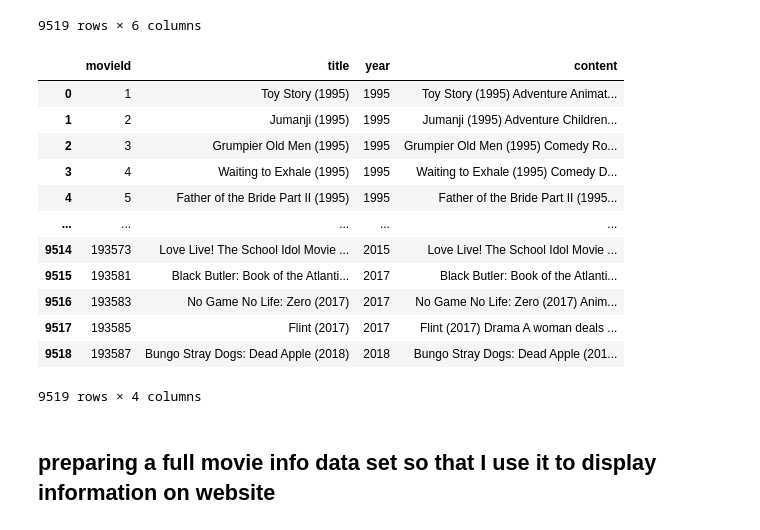
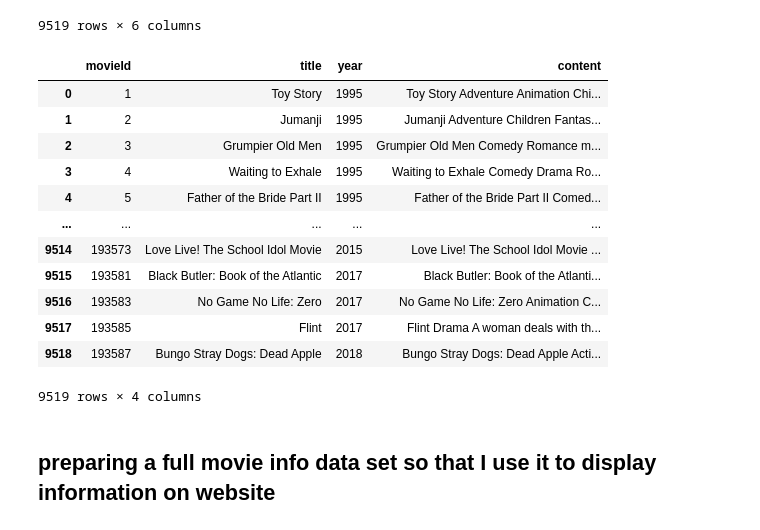
Before and after one commit to saadaliasghar1045-ops/Movie_recommender-Hybrid-, a Jupyter notebook: src/notebooks/data_preprocessing.ipynb, the cells around one changed output. Saved outputs shown, nothing was run; the diff lists cells and outputs as text; code cells hidden in the pictures.

```diff
--- a/src/notebooks/data_preprocessing.ipynb
+++ b/src/notebooks/data_preprocessing.ipynb
@@ -179,6 +179,12 @@ content_filt_df
 | 9517 | 193585 | Flint (2017) | Drama | 2017 |  | A woman deals with the toxic wate... |
 | 9518 | 193587 | Bungo Stray Dogs: Dead Apple (2018) | Action Animation | 2018 |  | A large scale catastrophe is occu... |
 9519 rows × 6 columns
+# %%
+content_filt_df["title"] = content_filt_df["title"].str.replace(
+    r"\s*\(\d{4}\)$",
+    "",
+    regex=True
+)
 # %%
 content_filt_df['content'] = (
     content_filt_df['title']+" "
@@ -187,21 +193,23 @@ content_filt_df['content'] = (
     + content_filt_df['overview']
 ).str.strip()
 # %%
-content_filt_df.drop(columns=['genres','tags','overview'])
+content_filt_df.drop(columns=['genres','tags','overview'],inplace=True)
-# %% [output]
-|  | movieId | title | year | content |
-| 0 | 1 | Toy Story (1995) | 1995 | Toy Story (1995) Adventure Animat... |
-| 1 | 2 | Jumanji (1995) | 1995 | Jumanji (1995) Adventure Children... |
-| 2 | 3 | Grumpier Old Men (1995) | 1995 | Grumpier Old Men (1995) Comedy Ro... |
-| 3 | 4 | Waiting to Exhale (1995) | 1995 | Waiting to Exhale (1995) Comedy D... |
-| 4 | 5 | Father of the Bride Part II (1995) | 1995 | Father of the Bride Part II (1995... |
-| ... | ... | ... | ... | ... |
-| 9514 | 193573 | Love Live! The School Idol Movie ... | 2015 | Love Live! The School Idol Movie ... |
-| 9515 | 193581 | Black Butler: Book of the Atlanti... | 2017 | Black Butler: Book of the Atlanti... |
-| 9516 | 193583 | No Game No Life: Zero (2017) | 2017 | No Game No Life: Zero (2017) Anim... |
-| 9517 | 193585 | Flint (2017) | 2017 | Flint (2017) Drama A woman deals ... |
-| 9518 | 193587 | Bungo Stray Dogs: Dead Apple (2018) | 2018 | Bungo Stray Dogs: Dead Apple (201... |
-9519 rows × 4 columns
+# %%
+content_filt_df
+# %% [output]
+|  | movieId | title | year | content |
+| 0 | 1 | Toy Story | 1995 | Toy Story Adventure Animation Chi... |
+| 1 | 2 | Jumanji | 1995 | Jumanji Adventure Children Fantas... |
+| 2 | 3 | Grumpier Old Men | 1995 | Grumpier Old Men Comedy Romance m... |
+| 3 | 4 | Waiting to Exhale | 1995 | Waiting to Exhale Comedy Drama Ro... |
+| 4 | 5 | Father of the Bride Part II | 1995 | Father of the Bride Part II Comed... |
+| ... | ... | ... | ... | ... |
+| 9514 | 193573 | Love Live! The School Idol Movie | 2015 | Love Live! The School Idol Movie ... |
+| 9515 | 193581 | Black Butler: Book of the Atlantic | 2017 | Black Butler: Book of the Atlanti... |
+| 9516 | 193583 | No Game No Life: Zero | 2017 | No Game No Life: Zero Animation C... |
+| 9517 | 193585 | Flint | 2017 | Flint Drama A woman deals with th... |
+| 9518 | 193587 | Bungo Stray Dogs: Dead Apple | 2018 | Bungo Stray Dogs: Dead Apple Acti... |
+9519 rows × 4 columns
 # %%
 content_filt_df.to_csv('../datasets/new_data_sets/frame_of_colab_filt.csv')
 # %% [markdown]
```
Also changed, not shown: parts of 1 cell of this notebook, 2 other files.
